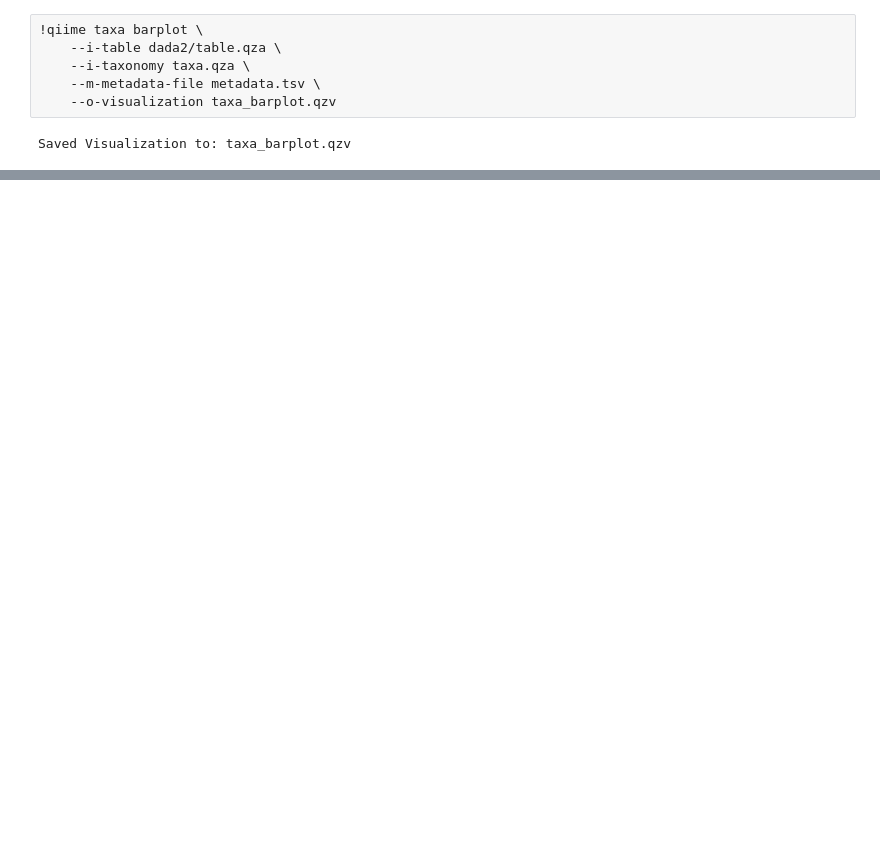
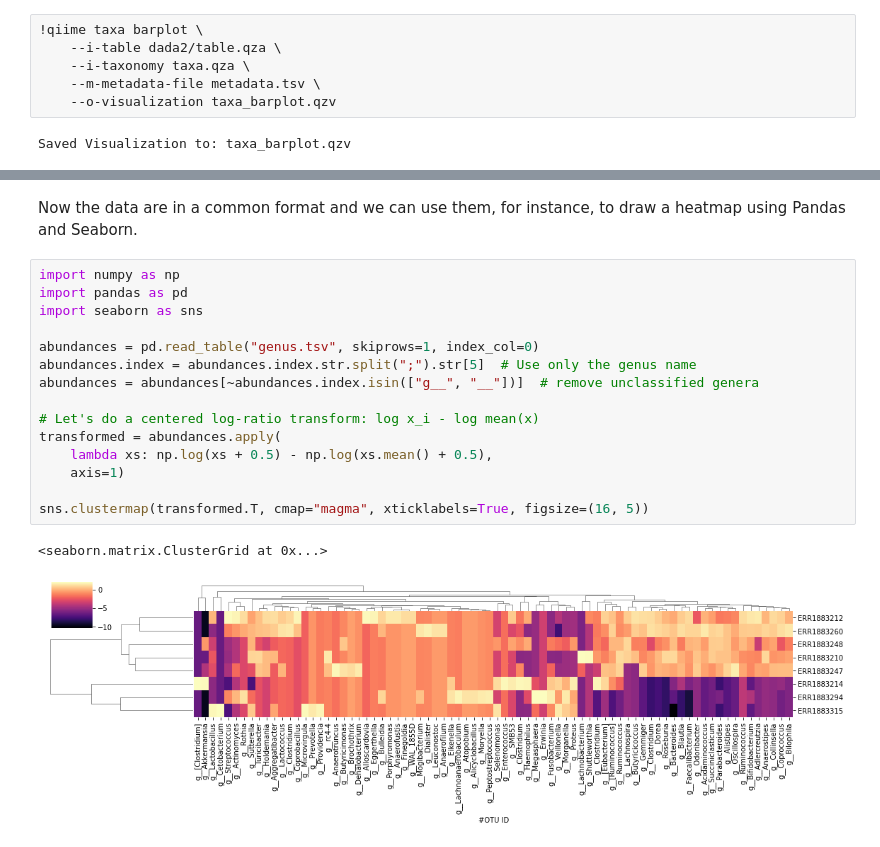
Before and after one commit to Gibbons-Lab/isb_course_2020, a Jupyter notebook: 16S.ipynb, the cells around one changed output, grey strips where cells are left out. Cells and saved outputs as stored; diff of their text form; blank space fills up the shorter version.

```diff
--- a/16S.ipynb
+++ b/16S.ipynb
@@ -267,0 +313,20 @@ Saved Visualization to: permanova.qzv
+# %% [markdown]
+Now the data are in a common format and we can use them, for instance, to draw a heatmap using Pandas and Seaborn.
+# %%
+import numpy as np
+import pandas as pd
+import seaborn as sns
+
+abundances = pd.read_table("genus.tsv", skiprows=1, index_col=0)
+abundances.index = abundances.index.str.split(";").str[5]  # Use only the genus name
+abundances = abundances[~abundances.index.isin(["g__", "__"])]  # remove unclassified genera
+
+# Let's do a centered log-ratio transform: log x_i - log mean(x)
+transformed = abundances.apply(
+    lambda xs: np.log(xs + 0.5) - np.log(xs.mean() + 0.5),
+    axis=1)
+
+sns.clustermap(transformed.T, cmap="magma", xticklabels=True, figsize=(16, 5))
+# %% [output]
+<seaborn.matrix.ClusterGrid at 0x...>
+[figure, added]
```
Also changed, not shown: parts of 35 cells of this notebook.
